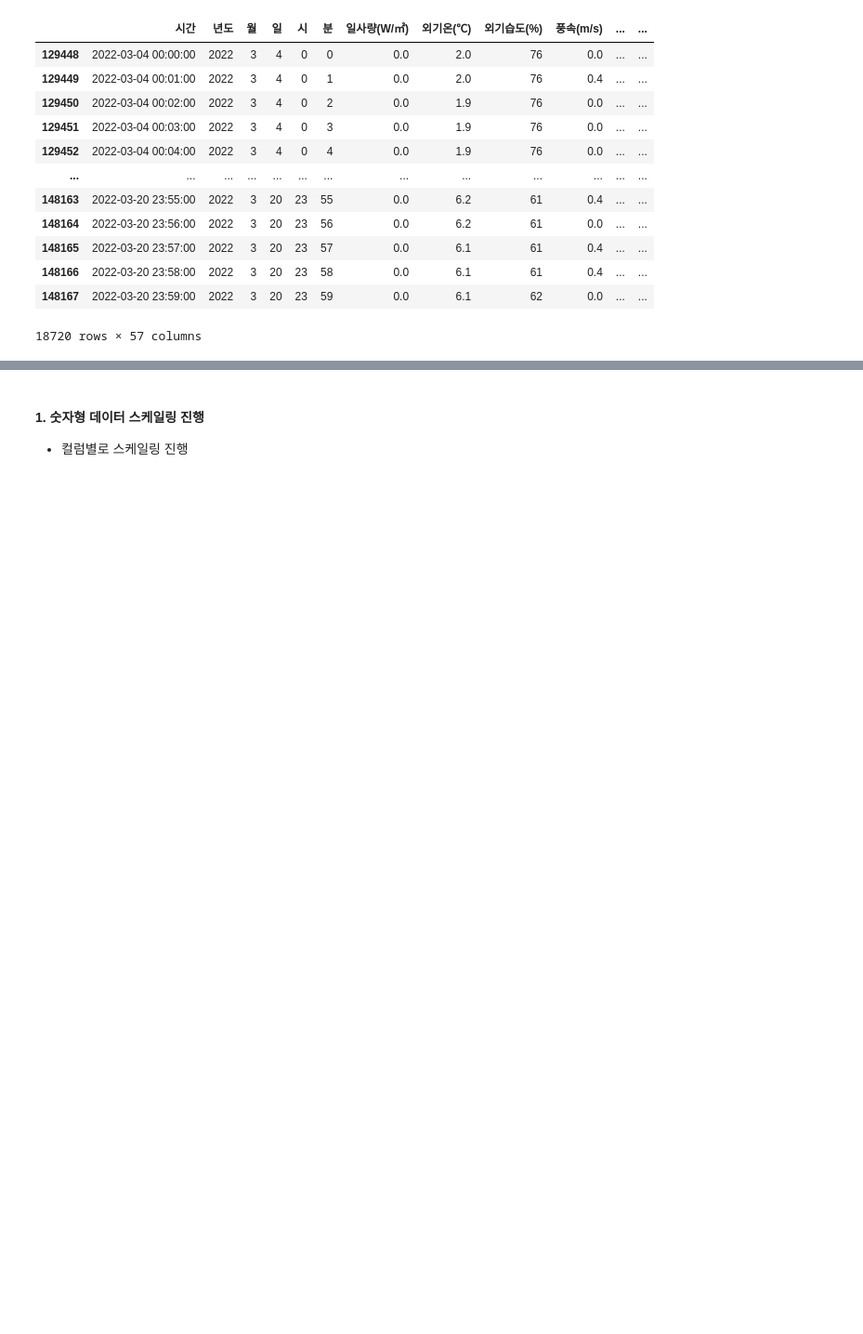
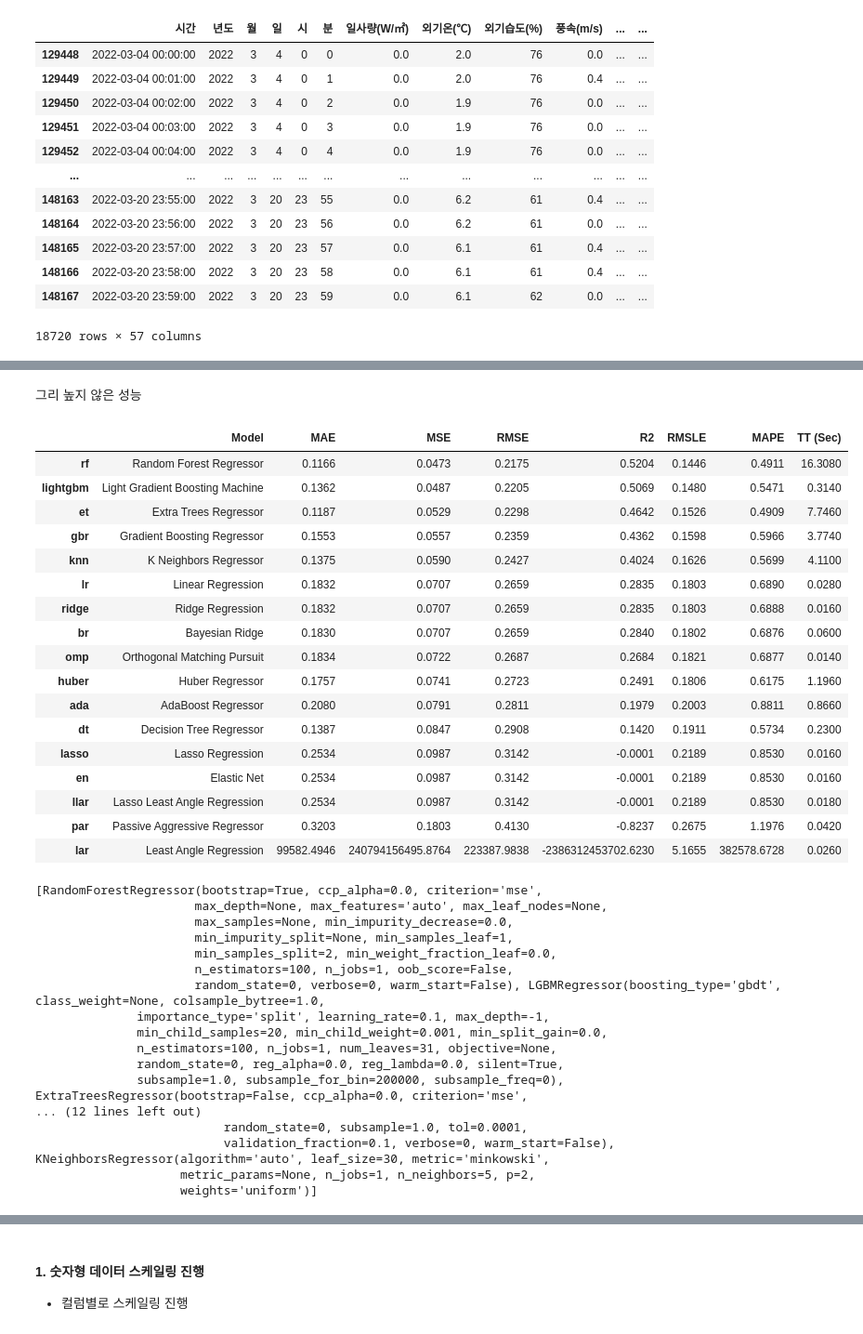
Before and after one commit to yxbxn/smart_farm, a Jupyter notebook: Code/Pycaret 기반의 예측.ipynb, the cells around one changed output, grey strips where cells are left out. Shown at 93% size. Drawn from its saved outputs; the diff is of its cells as text; code cells hidden in the pictures; blank space fills up the shorter version.

```diff
--- a/Code/Pycaret 기반의 예측.ipynb
+++ b/Code/Pycaret 기반의 예측.ipynb
@@ -70,0 +200,41 @@ data.iloc[129448:,:]
+# %% [markdown]
+그리 높지 않은 성능
+# %%
+best_5_d = compare_models(sort = 'RMSE', n_select = 5,round=4,cross_validation=True,verbose=True)
+print(best_5_d)
+# %% [output]
+|  | Model | MAE | MSE | RMSE | R2 | RMSLE | MAPE | TT (Sec) |
+| rf | Random Forest Regressor | 0.1166 | 0.0473 | 0.2175 | 0.5204 | 0.1446 | 0.4911 | 16.3080 |
+| lightgbm | Light Gradient Boosting Machine | 0.1362 | 0.0487 | 0.2205 | 0.5069 | 0.1480 | 0.5471 | 0.3140 |
+| et | Extra Trees Regressor | 0.1187 | 0.0529 | 0.2298 | 0.4642 | 0.1526 | 0.4909 | 7.7460 |
+| gbr | Gradient Boosting Regressor | 0.1553 | 0.0557 | 0.2359 | 0.4362 | 0.1598 | 0.5966 | 3.7740 |
+| knn | K Neighbors Regressor | 0.1375 | 0.0590 | 0.2427 | 0.4024 | 0.1626 | 0.5699 | 4.1100 |
+| lr | Linear Regression | 0.1832 | 0.0707 | 0.2659 | 0.2835 | 0.1803 | 0.6890 | 0.0280 |
+| ridge | Ridge Regression | 0.1832 | 0.0707 | 0.2659 | 0.2835 | 0.1803 | 0.6888 | 0.0160 |
+| br | Bayesian Ridge | 0.1830 | 0.0707 | 0.2659 | 0.2840 | 0.1802 | 0.6876 | 0.0600 |
+| omp | Orthogonal Matching Pursuit | 0.1834 | 0.0722 | 0.2687 | 0.2684 | 0.1821 | 0.6877 | 0.0140 |
+| huber | Huber Regressor | 0.1757 | 0.0741 | 0.2723 | 0.2491 | 0.1806 | 0.6175 | 1.1960 |
+| ada | AdaBoost Regressor | 0.2080 | 0.0791 | 0.2811 | 0.1979 | 0.2003 | 0.8811 | 0.8660 |
+| dt | Decision Tree Regressor | 0.1387 | 0.0847 | 0.2908 | 0.1420 | 0.1911 | 0.5734 | 0.2300 |
+| lasso | Lasso Regression | 0.2534 | 0.0987 | 0.3142 | -0.0001 | 0.2189 | 0.8530 | 0.0160 |
+| en | Elastic Net | 0.2534 | 0.0987 | 0.3142 | -0.0001 | 0.2189 | 0.8530 | 0.0160 |
+| llar | Lasso Least Angle Regression | 0.2534 | 0.0987 | 0.3142 | -0.0001 | 0.2189 | 0.8530 | 0.0180 |
+| par | Passive Aggressive Regressor | 0.3203 | 0.1803 | 0.4130 | -0.8237 | 0.2675 | 1.1976 | 0.0420 |
+| lar | Least Angle Regression | 99582.4946 | 240794156495.8764 | 223387.9838 | -2386312453702.6230 | 5.1655 | 382578.6728 | 0.0260 |
+[RandomForestRegressor(bootstrap=True, ccp_alpha=0.0, criterion='mse',
+                      max_depth=None, max_features='auto', max_leaf_nodes=None,
+                      max_samples=None, min_impurity_decrease=0.0,
+                      min_impurity_split=None, min_samples_leaf=1,
+                      min_samples_split=2, min_weight_fraction_leaf=0.0,
+                      n_estimators=100, n_jobs=1, oob_score=False,
+                      random_state=0, verbose=0, warm_start=False), LGBMRegressor(boosting_type='gbdt', class_weight=None, colsample_bytree=1.0,
+              importance_type='split', learning_rate=0.1, max_depth=-1,
+              min_child_samples=20, min_child_weight=0.001, min_split_gain=0.0,
+              n_estimators=100, n_jobs=1, num_leaves=31, objective=None,
+              random_state=0, reg_alpha=0.0, reg_lambda=0.0, silent=True,
+              subsample=1.0, subsample_for_bin=200000, subsample_freq=0), ExtraTreesRegressor(bootstrap=False, ccp_alpha=0.0, criterion='mse',
+... (12 lines left out)
+                          random_state=0, subsample=1.0, tol=0.0001,
+                          validation_fraction=0.1, verbose=0, warm_start=False), KNeighborsRegressor(algorithm='auto', leaf_size=30, metric='minkowski',
+                    metric_params=None, n_jobs=1, n_neighbors=5, p=2,
+                    weights='uniform')]
```
Also changed, not shown: parts of 30 cells of this notebook.
